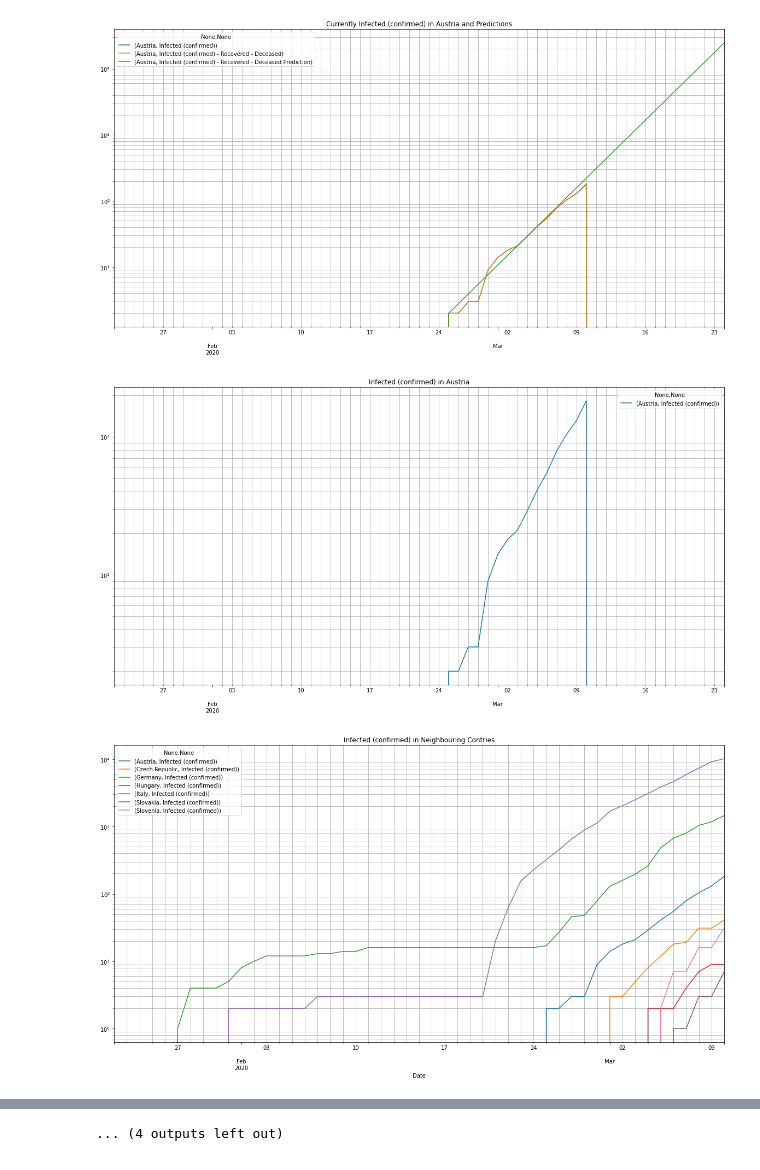
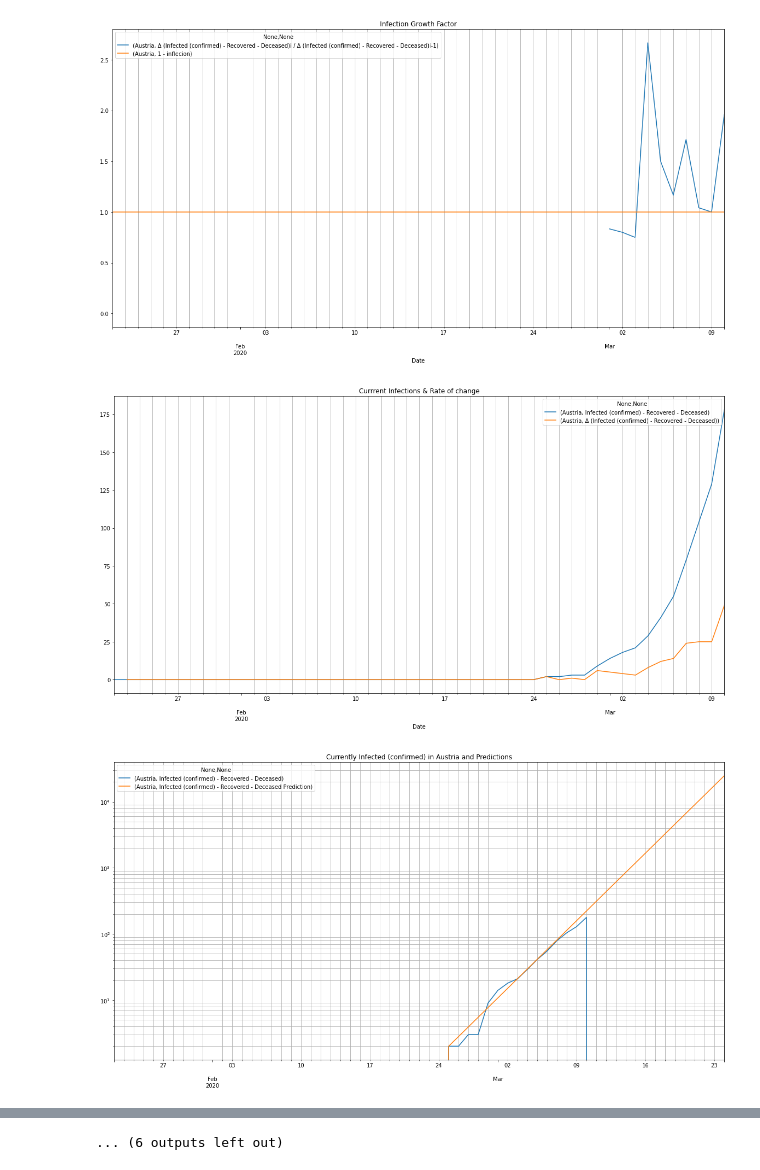
Before and after one commit to gwario/covid-19-at-eu-stats, a Jupyter notebook: covid-19-stats-at.ipynb, the cells around one changed output, grey strips where cells are left out. Saved outputs shown, nothing was run; the diff lists cells and outputs as text; code cells hidden in the pictures.

Commit message:
Update notebook; minor improvements; for current infections: add rate of change and growth factor

```diff
--- a/covid-19-stats-at.ipynb
+++ b/covid-19-stats-at.ipynb
@@ -124,40 +117,57 @@ directory = "export/{}/".format(latest_data_date)
 if not os.path.exists(directory):
     os.makedirs(directory)
 
-df_at_infected_pred_title = "Currently {} in {} and Predictions".format(column_infected, data.at)
-df_at_infected_pred = df_at_pred.loc[:, pandas.IndexSlice[:, [column_infected, currently_infected_column_name, currently_infected_prediction_column_name]]]
-io.saveDataCsv(df_at_infected_pred, directory, column_infected+"_"+df_at_infected_pred_title)
-io.plotAndSavePng(df_at_infected_pred, df_at_infected_pred_title, (20, 10), True, directory, column_infected+"_"+df_at_infected_pred_title)
+# Growth factor
+df_temp_title = "Infection Growth Factor"
+df_at.loc[:, pandas.IndexSlice[data.at, '1 - inflecion']] = 1
+df_temp = df_at.loc[:, pandas.IndexSlice[data.at, ['1 - inflecion', infected_recovered_deceased_growth_factor_column_name]]]
+#print(df_temp)
+io.saveDataCsv(df_temp, directory, df_temp_title)
+io.plotAndSavePng(df_temp, df_temp_title, (20, 10), False, directory, df_temp_title)
+
+
+# Current infections and change rate
+df_temp_title = "Currrent Infections & Rate of change"
+df_temp = df_at.loc[:, pandas.IndexSlice[:, [infected_recovered_deceased_column_name, infected_recovered_deceased_change_column_name]]]
+#print(df_temp)
+io.saveDataCsv(df_temp, directory, df_temp_title)
+io.plotAndSavePng(df_temp, df_temp_title, (20, 10), False, directory, df_temp_title)
+
+
+df_at_infected_pred_title = "Currently {} in {} and Predictions".format(infected_column_name, data.at)
+df_at_infected_pred = df_at_pred.loc[:, pandas.IndexSlice[:, [infected_recovered_deceased_column_name, infected_recovered_deceased_prediction_column_name]]]
+io.saveDataCsv(df_at_infected_pred, directory, infected_column_name+"_"+df_at_infected_pred_title)
+io.plotAndSavePng(df_at_infected_pred, df_at_infected_pred_title, (20, 10), True, directory, infected_column_name+"_"+df_at_infected_pred_title)
 
 def displayAndSaveData(column, df_at, df_at_neighbours, df_at_nationalities, df_at_travel_incomming, df_at_travel_outgoing):
     df_at_title = "{} in {}".format(column, data.at)
     df_at_neighbours_title = "{} in Neighbouring Contries".format(column)
     df_at_nationalities_title = "{} in Countries of Largest Foraign Nationalities in {}".format(column, data.at)
     df_at_travel_incomming_title = "{} in Countries of Most Visiting Nationalities".format(column)
     df_at_travel_outgoing_title = "{} in Most Visited Countries".format(column)
 
     df_at = df_at_pred.loc[:, pandas.IndexSlice[:, [column]]]
     df_at_neighbours = df_at_neighbours.loc[:, pandas.IndexSlice[:, [column]]]
     df_at_nationalities = df_at_nationalities.loc[:, pandas.IndexSlice[:, [column]]]
     df_at_travel_incomming = df_at_travel_incomming.loc[:, pandas.IndexSlice[:, [column]]]
     df_at_travel_outgoing = df_at_travel_outgoing.loc[:, pandas.IndexSlice[:, [column]]]
 
     io.saveDataCsv(df_at, directory, column+"_"+df_at_title)
     io.saveDataCsv(df_at_neighbours, directory, column+"_"+df_at_neighbours_title)
     io.saveDataCsv(df_at_nationalities, directory, column+"_"+df_at_nationalities_title)
     io.saveDataCsv(df_at_travel_incomming, directory, column+"_"+df_at_travel_incomming_title)
     io.saveDataCsv(df_at_travel_outgoing, directory, column+"_"+df_at_travel_outgoing_title)
 
     io.plotAndSavePng(df_at, df_at_title, (20, 10), True, directory, column+"_"+df_at_title)
     io.plotAndSavePng(df_at_neighbours, df_at_neighbours_title, (20, 10), True, directory, column+"_"+df_at_neighbours_title)
     io.plotAndSavePng(df_at_nationalities, df_at_nationalities_title, (20, 10), True, directory, column+"_"+df_at_nationalities_title)
     io.plotAndSavePng(df_at_travel_incomming, df_at_travel_incomming_title, (20, 10), True, directory, column+"_"+df_at_travel_incomming_title)
     io.plotAndSavePng(df_at_travel_outgoing, df_at_travel_outgoing_title, (20, 10), True, directory, column+"_"+df_at_travel_outgoing_title)
 
-displayAndSaveData(column_infected, df_at, df_at_neighbours, df_at_nationalities, df_at_travel_incomming, df_at_travel_outgoing)
-displayAndSaveData(column_deceased, df_at, df_at_neighbours, df_at_nationalities, df_at_travel_incomming, df_at_travel_outgoing)
-displayAndSaveData(column_recovered, df_at, df_at_neighbours, df_at_nationalities, df_at_travel_incomming, df_at_travel_outgoing)
+displayAndSaveData(infected_column_name, df_at, df_at_neighbours, df_at_nationalities, df_at_travel_incomming, df_at_travel_outgoing)
+displayAndSaveData(deceased_column_name, df_at, df_at_neighbours, df_at_nationalities, df_at_travel_incomming, df_at_travel_outgoing)
+displayAndSaveData(recovered_column_name, df_at, df_at_neighbours, df_at_nationalities, df_at_travel_incomming, df_at_travel_outgoing)
 # %% [output]
-[figure, old version]
+[figure, new version]
-[figure, old version]
+[figure, new version]
-[figure, old version]
+[figure, new version]
@@ -173 +183 @@ displayAndSaveData(column_recovered, df_at, df_at_neighbours, df_at_nationalitie
-... (4 outputs left out)
+... (6 outputs left out)
```
Also changed, not shown: parts of 4 cells of this notebook.
